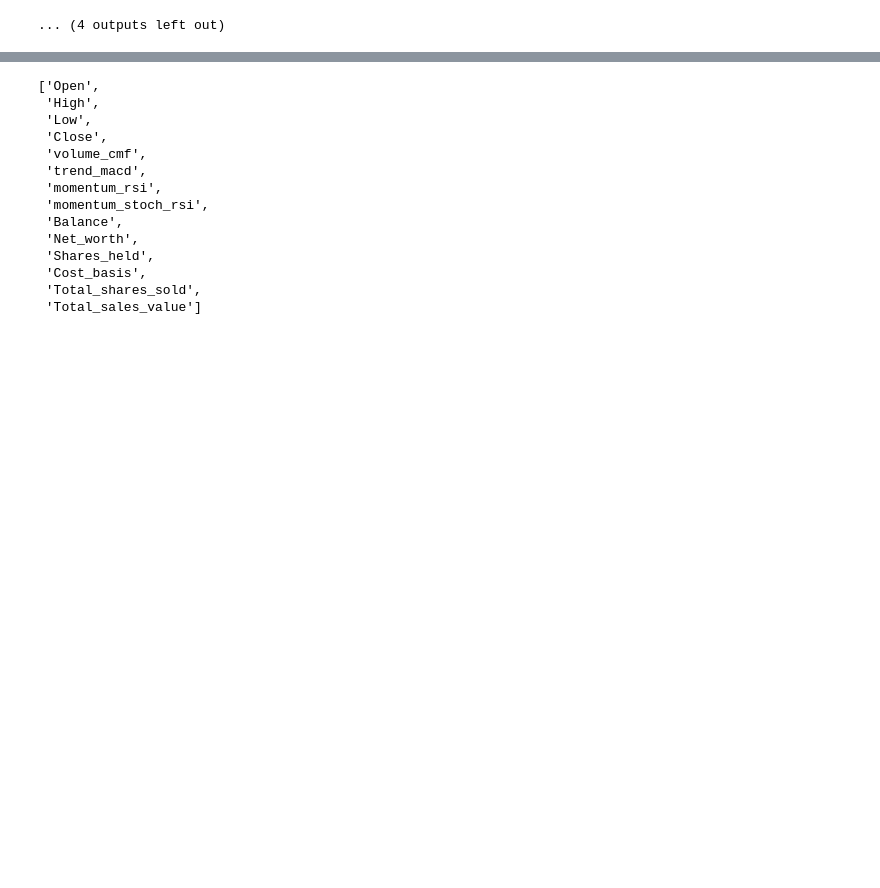
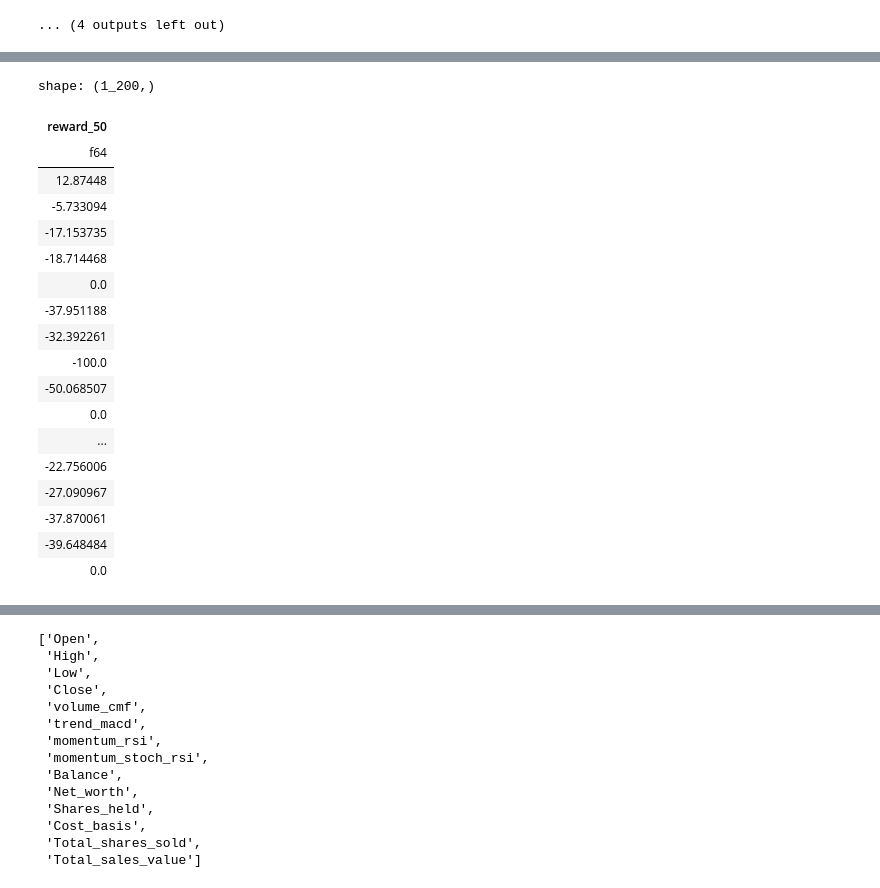
Before and after one commit to mrvictoru/stonkdecision, a Jupyter notebook: src/testing.ipynb, the cells around one changed output, grey strips where cells are left out. Drawn from its saved outputs; the diff is of its cells as text; code cells hidden in the pictures; blank space fills up the shorter version.

```diff
--- a/src/testing.ipynb
+++ b/src/testing.ipynb
@@ -77,8 +77,3 @@ stock_trade_data/trend_sma_fast_TSLA_2019-12-01.json has 200 trajectories
 Combined dataset has 1200 trajectories
 Number of parameters: 4353234
 ... (4 outputs left out)
-# %%
-import json
-from datasets.load import load_dataset
-file_name = 'stock_trade_data/a2c_TSLA_2019-12-01.json'
-dataset = load_dataset("json", data_files = file_name, field = 'data')['train']
@@ -84,0 +82,2 @@ dataset = load_dataset("json", data_files = file_name, field = 'data')['train']
+# %%
+dataset = pl.from_arrow(load_dataset("json", data_files = full_path, field = 'data')['train'].data.table)
@@ -84,0 +91,29 @@ dataset = load_dataset("json", data_files = file_name, field = 'data')['train']
+# %%
+import os
+import polars as pl
+from datasets.load import load_dataset
+
+directory_path = 'stock_trade_data'
+reward_dataframes = []
+
+for file_name in os.listdir(directory_path):
+    if file_name.endswith('.json'):
+        # Load the dataset
+        full_path = os.path.join(directory_path, file_name)
+        dataset = pl.from_arrow(load_dataset("json", data_files = full_path, field = 'data')['train'].data.table)
+
+        # Calculate the reward statistics
+        reward_dataframe = pl.DataFrame({
+            'reward_min': dataset['reward'].map_elements(lambda s: s.min()),
+            'reward_max': dataset['reward'].map_elements(lambda s: s.max()),
+            'reward_10': dataset['reward'].map_elements(lambda s: s.quantile(0.1)),
+            'reward_25': dataset['reward'].map_elements(lambda s: s.quantile(0.25)),
+            'reward_50': dataset['reward'].map_elements(lambda s: s.quantile(0.5)),
+            'reward_75': dataset['reward'].map_elements(lambda s: s.quantile(0.75)),
+            'reward_90': dataset['reward'].map_elements(lambda s: s.quantile(0.9))
+        })
+
+        # Append the reward dataframe to the list
+        reward_dataframes.append(reward_dataframe)
+
+combined_dataframe = pl.concat(reward_dataframes)
@@ -84,0 +127,22 @@ dataset = load_dataset("json", data_files = file_name, field = 'data')['train']
+# %%
+combined_dataframe['reward_50']
+# %% [output]
+shape: (1_200,)
+| reward_50 |
+| f64 |
+| 12.87448 |
+| -5.733094 |
+| -17.153735 |
+| -18.714468 |
+| 0.0 |
+| -37.951188 |
+| -32.392261 |
+| -100.0 |
+| -50.068507 |
+| 0.0 |
+| ... |
+| -22.756006 |
+| -27.090967 |
+| -37.870061 |
+| -39.648484 |
+| 0.0 |
```
Also changed, not shown: parts of 8 cells of this notebook, 2 other files.
